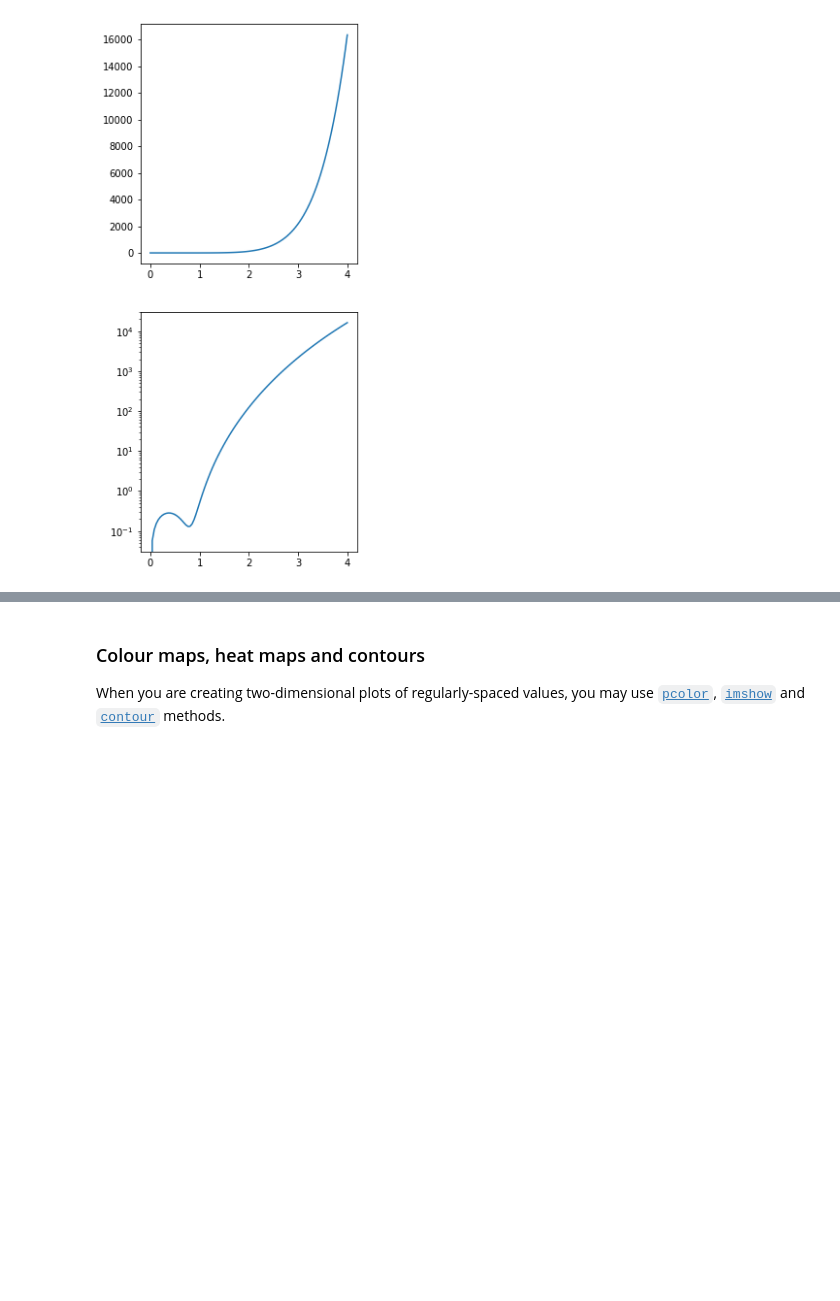
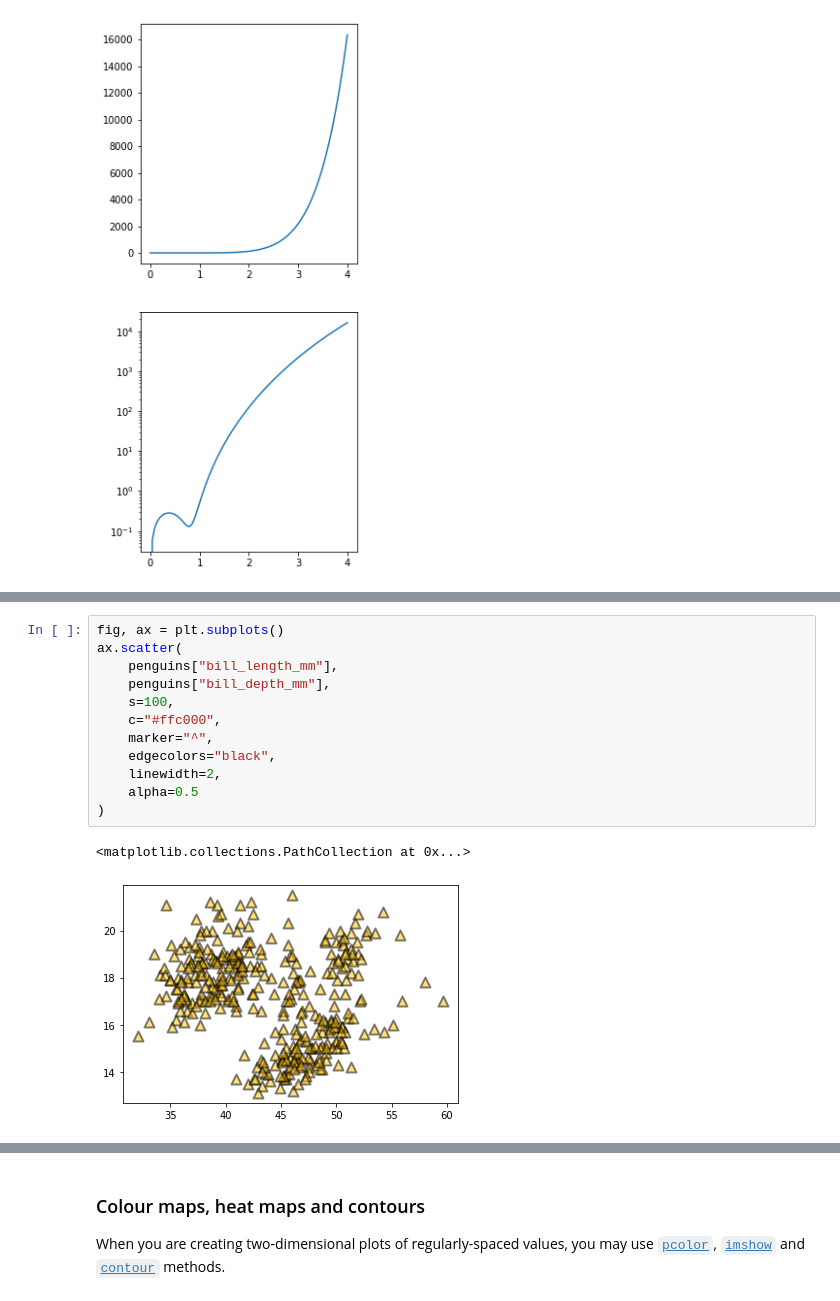
Before and after one commit to HiLASEPythonCourse/hilase-python-course-2021, a Jupyter notebook: 180_static_plots.ipynb, the cells around one changed output, grey strips where cells are left out. Cells and saved outputs as stored; diff of their text form; blank space fills up the shorter version.

```diff
--- a/180_static_plots.ipynb
+++ b/180_static_plots.ipynb
@@ -388,0 +466,15 @@ ax[1].set_yscale("log")
+# %%
+fig, ax = plt.subplots()
+ax.scatter(
+    penguins["bill_length_mm"],
+    penguins["bill_depth_mm"],
+    s=100,
+    c="#ffc000",
+    marker="^",
+    edgecolors="black",
+    linewidth=2,
+    alpha=0.5
+)
+# %% [output]
+<matplotlib.collections.PathCollection at 0x...>
+[figure, added]
```
Also changed, not shown: parts of 17 cells of this notebook.
